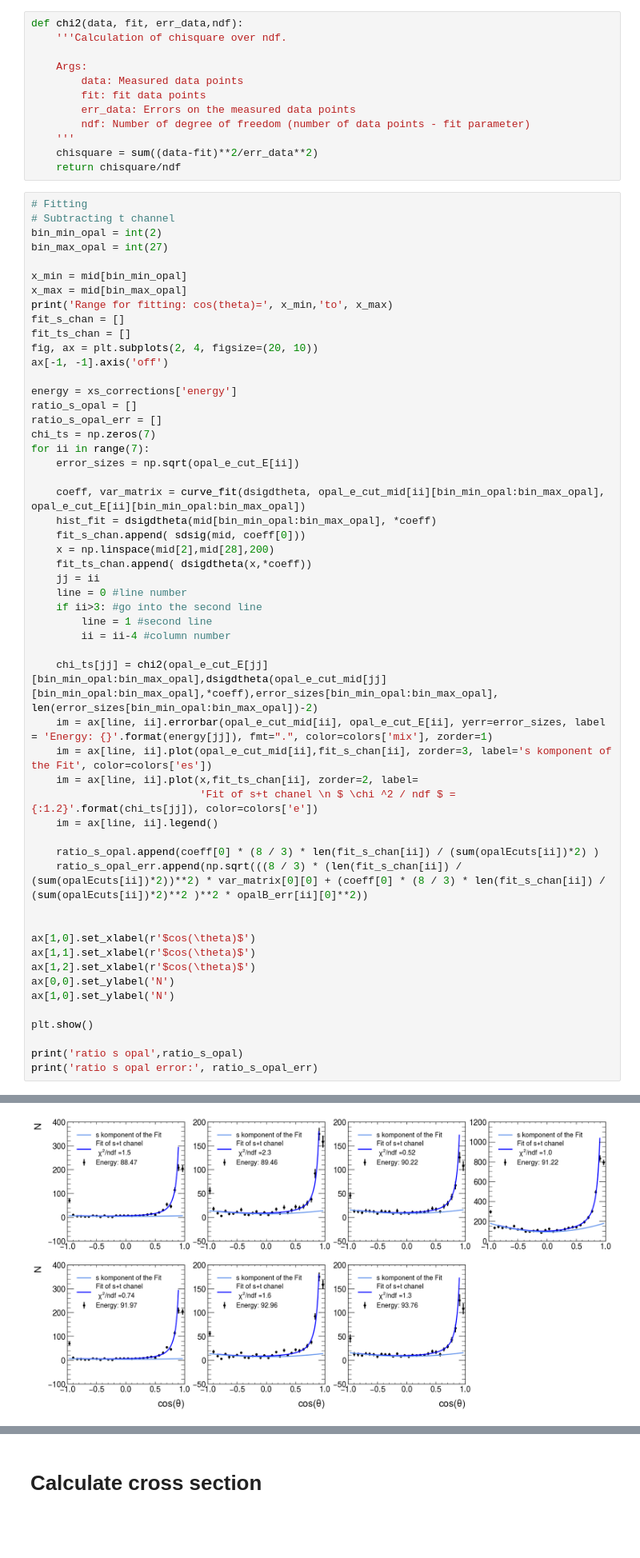
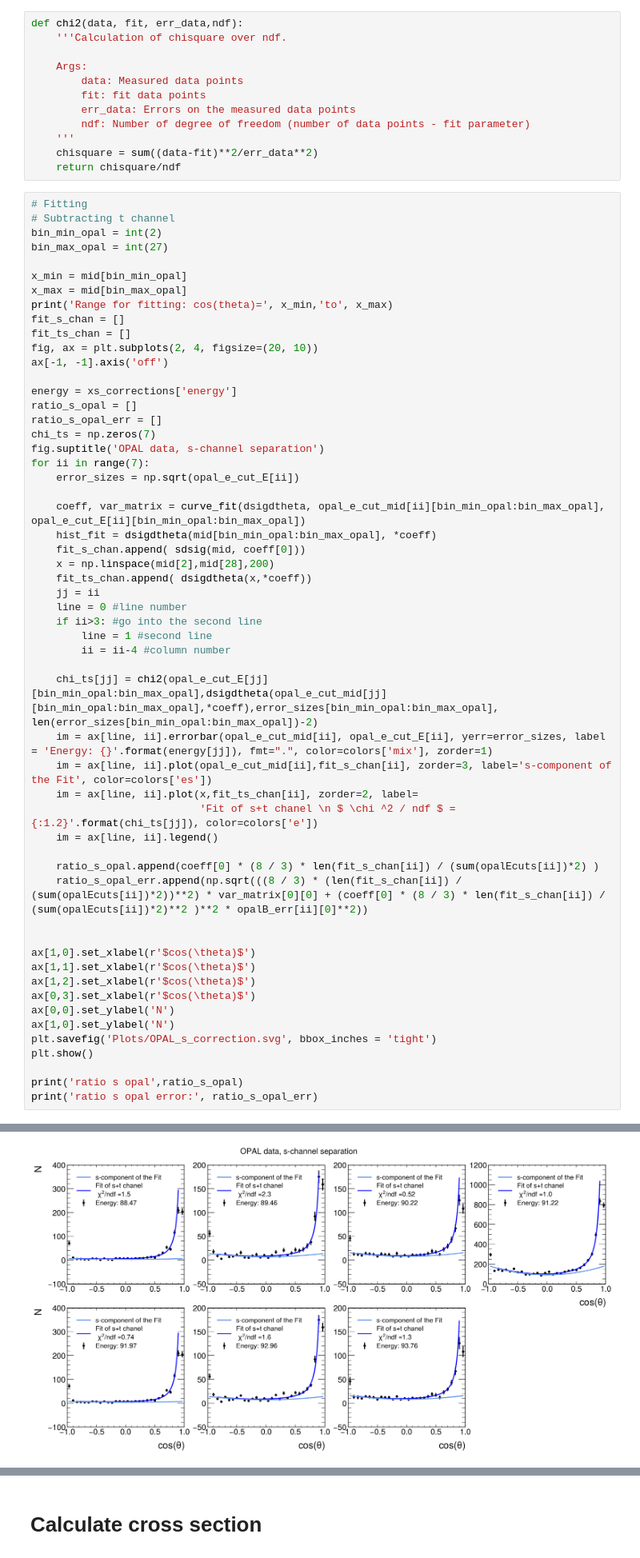
Before and after one commit to lukasg96/z0-precisionmeasurement, a Jupyter notebook: z0_experiment_Philipp_Bronner_Lukas_Grunwald.ipynb, the cells around one changed output, grey strips where cells are left out. Shown at 80% size. Saved outputs shown, nothing was run; the diff lists cells and outputs as text; blank space fills up the shorter version.

Commit message:
Plot saving

```diff
--- a/z0_experiment_Philipp_Bronner_Lukas_Grunwald.ipynb
+++ b/z0_experiment_Philipp_Bronner_Lukas_Grunwald.ipynb
@@ -857,6 +857,7 @@ energy = xs_corrections['energy']
 ratio_s_opal = []
 ratio_s_opal_err = []
 chi_ts = np.zeros(7)
+fig.suptitle('OPAL data, s-channel separation')
 for ii in range(7):
     error_sizes = np.sqrt(opal_e_cut_E[ii])
 
@@ -865,36 +866,37 @@ for ii in range(7):
     fit_s_chan.append( sdsig(mid, coeff[0]))
     x = np.linspace(mid[2],mid[28],200)
     fit_ts_chan.append( dsigdtheta(x,*coeff))
     jj = ii
     line = 0 #line number
     if ii>3: #go into the second line
         line = 1 #second line
         ii = ii-4 #column number
 
     chi_ts[jj] = chi2(opal_e_cut_E[jj][bin_min_opal:bin_max_opal],dsigdtheta(opal_e_cut_mid[jj][bin_min_opal:bin_max_opal],*coeff),error_sizes[bin_min_opal:bin_max_opal], len(error_sizes[bin_min_opal:bin_max_opal])-2)
     im = ax[line, ii].errorbar(opal_e_cut_mid[ii], opal_e_cut_E[ii], yerr=error_sizes, label = 'Energy: {}'.format(energy[jj]), fmt=".", color=colors['mix'], zorder=1)
-    im = ax[line, ii].plot(opal_e_cut_mid[ii],fit_s_chan[ii], zorder=3, label='s komponent of the Fit', color=colors['es'])
+    im = ax[line, ii].plot(opal_e_cut_mid[ii],fit_s_chan[ii], zorder=3, label='s-component of the Fit', color=colors['es'])
     im = ax[line, ii].plot(x,fit_ts_chan[ii], zorder=2, label=
                            'Fit of s+t chanel \n $ \chi ^2 / ndf $ ={:1.2}'.format(chi_ts[jj]), color=colors['e'])
     im = ax[line, ii].legend()
 
     ratio_s_opal.append(coeff[0] * (8 / 3) * len(fit_s_chan[ii]) / (sum(opalEcuts[ii])*2) )
     ratio_s_opal_err.append(np.sqrt(((8 / 3) * (len(fit_s_chan[ii]) / (sum(opalEcuts[ii])*2))**2) * var_matrix[0][0] + (coeff[0] * (8 / 3) * len(fit_s_chan[ii]) / (sum(opalEcuts[ii])*2)**2 )**2 * opalB_err[ii][0]**2))
 
 
 ax[1,0].set_xlabel(r'$cos(\theta)$')
 ax[1,1].set_xlabel(r'$cos(\theta)$')
 ax[1,2].set_xlabel(r'$cos(\theta)$')
+ax[0,3].set_xlabel(r'$cos(\theta)$')
 ax[0,0].set_ylabel('N')
 ax[1,0].set_ylabel('N')
-
+plt.savefig('Plots/OPAL_s_correction.svg', bbox_inches = 'tight')
 plt.show()
 
 print('ratio s opal',ratio_s_opal)
 print('ratio s opal error:', ratio_s_opal_err)
 # %% [output]
 Range for fitting: cos(theta)= -0.8333334 to 0.8333334
-[figure, old version]
+[figure, new version]
 ratio s opal [0.07538809400863983, 0.17972032383243833, 0.2619005384591686, 0.3653106746147455, 0.32274820942722554, 0.1344598157764532, 0.23429886293482288]
 ratio s opal error: [0.01370607709787726, 0.013895819396161446, 0.011076845189084248, 0.005892149716459651, 0.011369381865167843, 0.010508646833433158, 0.013569620656293614]
 # %%
```
Also changed, not shown: parts of 8 cells of this notebook.
